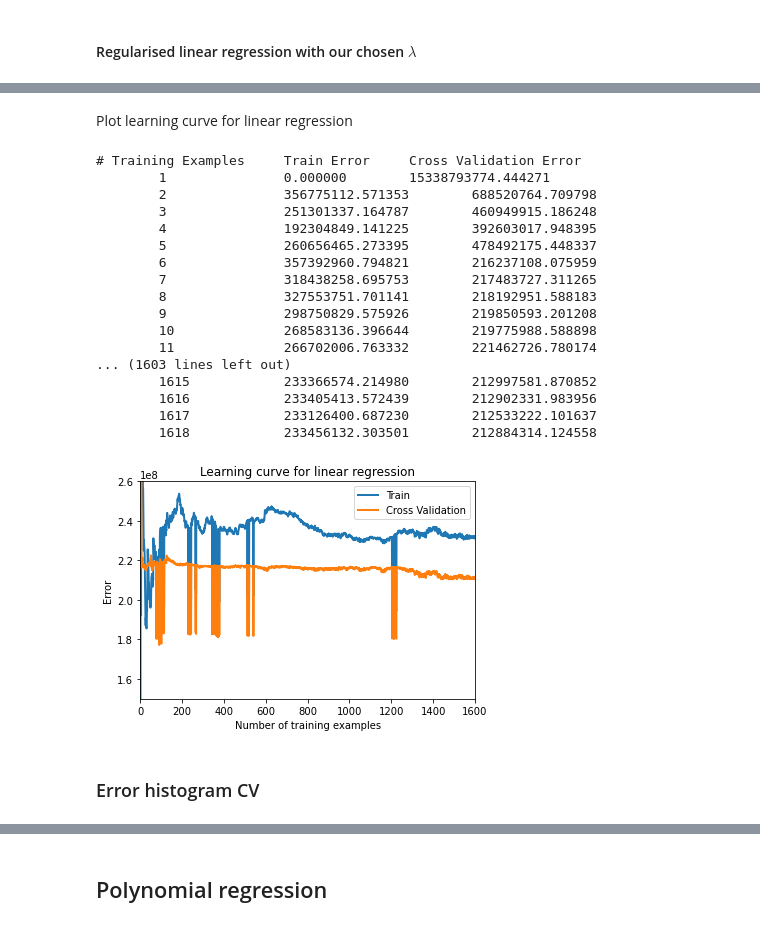
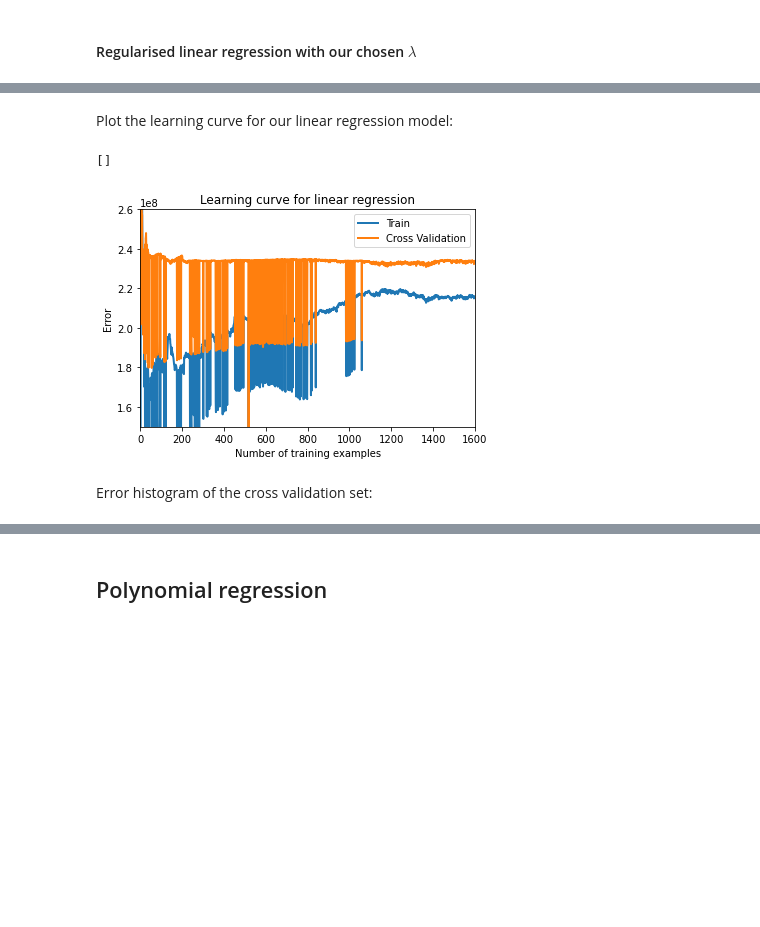
Before and after one commit to LuigiGuerriero1999/machine_learning_project, a Jupyter notebook: Machine Learning Project UK Used Car Data .ipynb, the cells around one changed output, grey strips where cells are left out. Cells and saved outputs as stored; diff of their text form; code cells hidden in the pictures; blank space fills up the shorter version.

```diff
--- a/Machine Learning Project UK Used Car Data .ipynb
+++ b/Machine Learning Project UK Used Car Data .ipynb
@@ -157,4 +149,0 @@ sbn.distplot(cclass["price"])
-# %%
-cclass = cclass[(cclass['year'] > 2016) & (cclass['year'] < 2022)]
-display(cclass)
-print(len(cclass))
@@ -337,7 +274,7 @@ theta = np.zeros(2)
 
 # some gradient descent settings
 iterations = 100000
-alpha = 1
+alpha = 0.01
 
 theta, J_history = gradientDescent(X ,y, theta, alpha, iterations)
 print('Theta found by gradient descent: {:.4f}, {:.4f}'.format(*theta))
@@ -436,8 +349,7 @@ X_CV = np.array(X_CV).reshape(np.array(X_CV).size,1)
 mu_CV = np.mean(X_CV, axis = 0)
 sigma_CV = np.std(X_CV, axis = 0)
 X_CV_norm = (X_CV - mu_CV) / sigma_CV
-X_CV_norm_stacked  = np.concatenate([np.ones((y_CV.size,1)), X_CV_norm], axis=1)
-print(X_CV_norm_stacked)
-#print(X_CV_norm)
-#print(m_CV)
-#print(np.ones((y_CV.size,1)))
+X_CV_norm_stacked  = np.concatenate([np.ones((m_CV,1)), X_CV_norm], axis=1)
+
+# original X_CV stacking with a row of ones (for later).
+X_CV_with_ones = np.concatenate([np.ones((m_CV,1)), X_CV], axis=1)
@@ -515,8 +424,0 @@ We still need to add ones for the X_CV set
-# %%
-#mu_CV = np.mean(X_CV, axis = 0)
-#sigma_CV = np.std(X_CV, axis = 0)
-#X_CV_norm = (X_CV - mu_CV) / sigma_CV
-
-X_CV_with_ones = np.concatenate([np.ones((y_CV.size,1)), X_CV], axis=1)
-print(X_CV_with_ones)
-print(X_not_norm_stacked)
@@ -538,38 +425,25 @@ print(X_not_norm_stacked)
 # %% [markdown]
-Plot learning curve for linear regression
+Plot the learning curve for our linear regression model:
 # %%
 error_train, error_val = learningCurve(X_not_norm_stacked, y, X_CV_with_ones, y_CV, lambda_=0)
-#error_train, error_val = learningCurve(X, y, X_CV_with_ones, y_CV, lambda_=0)
 
 pyplot.plot(np.arange(1, m+1), error_train, np.arange(1, m+1), error_val, lw=2)
 pyplot.title('Learning curve for linear regression')
 pyplot.legend(['Train', 'Cross Validation'])
 pyplot.xlabel('Number of training examples')
 pyplot.ylabel('Error')
 pyplot.axis([0, 1600, 150000000, 260000000])
+pyplot.plot()
 
-print('# Training Examples\tTrain Error\tCross Validation Error')
-for i in range(m):
-    print('  \t%d\t\t%f\t%f' % (i+1, error_train[i], error_val[i]))
+
+# Uncomment the code below if you want to see the exact error for each training example.
+
+# print('# Training Examples\tTrain Error\tCross Validation Error')
+# for i in range(m):
+#     print('  \t%d\t\t%f\t%f' % (i+1, error_train[i], error_val[i]))
 # %% [output]
-# Training Examples     Train Error     Cross Validation Error
-        1               0.000000        15338793774.444271
-        2               356775112.571353        688520764.709798
-        3               251301337.164787        460949915.186248
-        4               192304849.141225        392603017.948395
-        5               260656465.273395        478492175.448337
-        6               357392960.794821        216237108.075959
-        7               318438258.695753        217483727.311265
-        8               327553751.701141        218192951.588183
-        9               298750829.575926        219850593.201208
-        10              268583136.396644        219775988.588898
-        11              266702006.763332        221462726.780174
-... (1603 lines left out)
-        1615            233366574.214980        212997581.870852
-        1616            233405413.572439        212902331.983956
-        1617            233126400.687230        212533222.101637
-        1618            233456132.303501        212884314.124558
+[]
-[figure, old version]
+[figure, new version]
 # %% [markdown]
-### Error histogram CV
+Error histogram of the cross validation set:
 # %%
```
Also changed, not shown: parts of 78 cells of this notebook.
